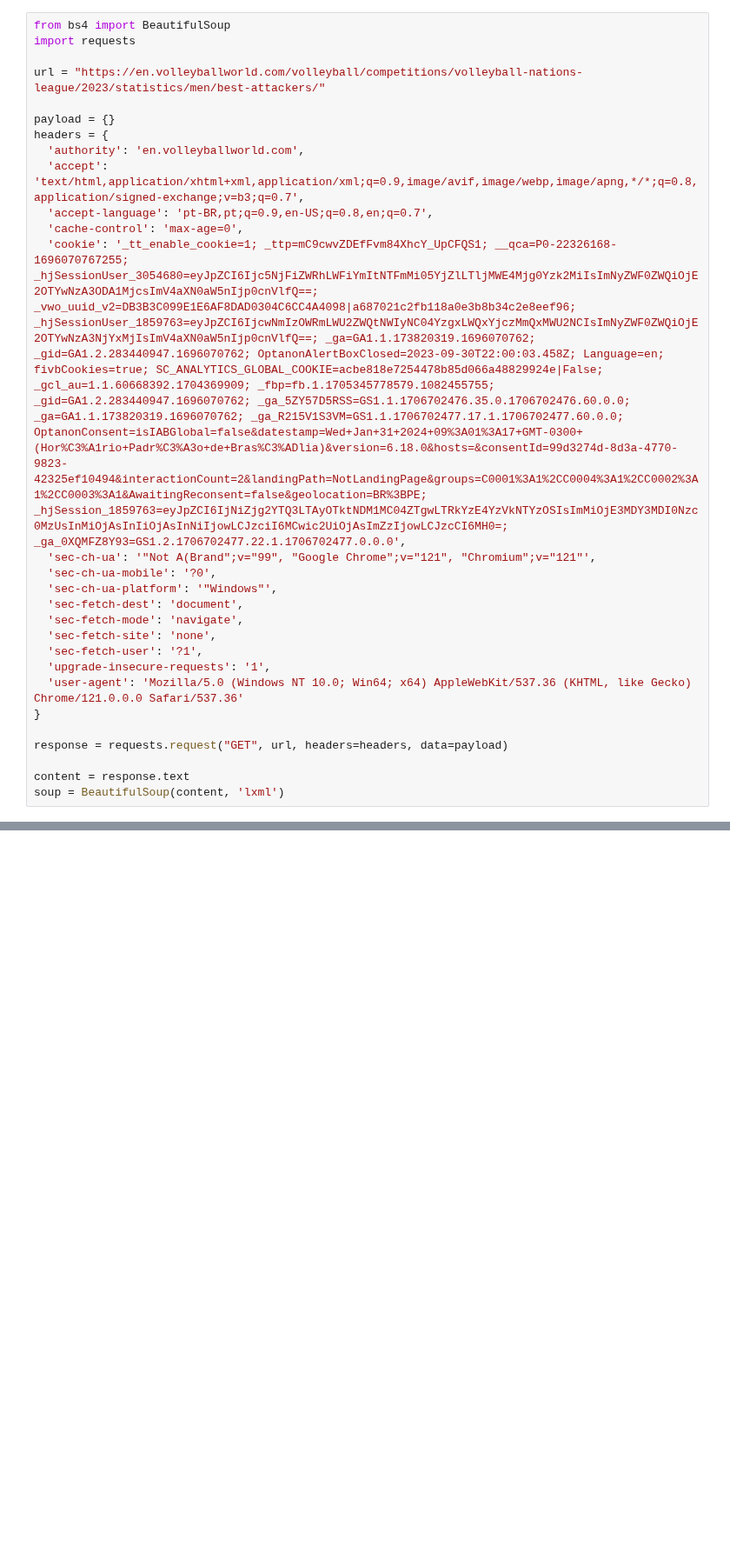
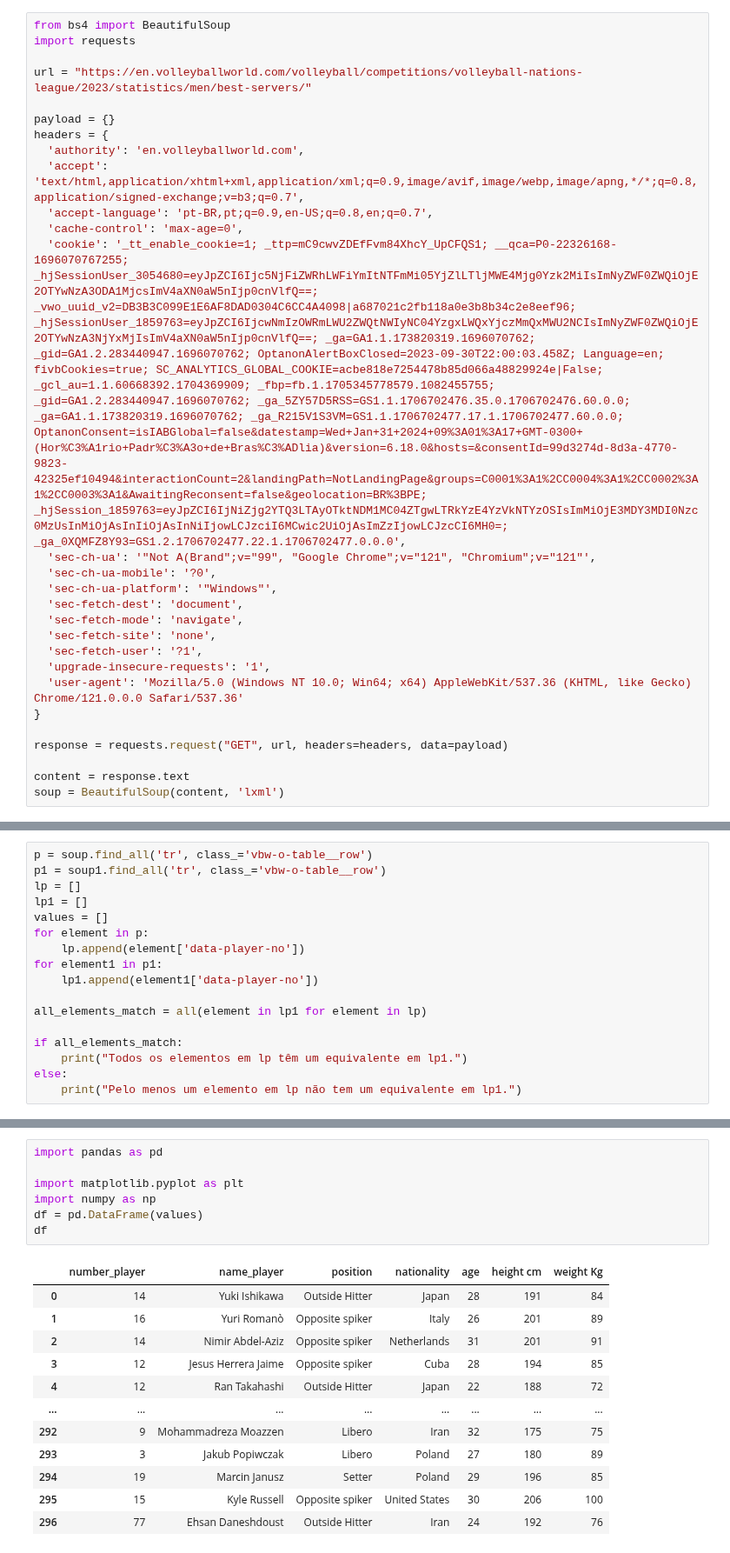
Before and after one commit to estevaocardoso/projetos-estevao, a Jupyter notebook: VOLLEYBALL/TESTE.ipynb, the cells around one changed output, grey strips where cells are left out. Shown at 87% size. Cells and saved outputs as stored; diff of their text form; blank space fills up the shorter version.

```diff
--- a/VOLLEYBALL/TESTE.ipynb
+++ b/VOLLEYBALL/TESTE.ipynb
@@ -2,7 +2,7 @@
 from bs4 import BeautifulSoup
 import requests
 
-url = "https://en.volleyballworld.com/volleyball/competitions/volleyball-nations-league/2023/statistics/men/best-attackers/"
+url = "https://en.volleyballworld.com/volleyball/competitions/volleyball-nations-league/2023/statistics/men/best-servers/"
 
 payload = {}
 headers = {
@@ -57,0 +64,17 @@ for element in p:
+# %%
+p = soup.find_all('tr', class_='vbw-o-table__row')
+p1 = soup1.find_all('tr', class_='vbw-o-table__row')
+lp = []
+lp1 = []
+values = []
+for element in p:
+    lp.append(element['data-player-no'])
+for element1 in p1:
+    lp1.append(element1['data-player-no'])
+
+all_elements_match = all(element in lp1 for element in lp)
+
+if all_elements_match:
+    print("Todos os elementos em lp têm um equivalente em lp1.")
+else:
+    print("Pelo menos um elemento em lp não tem um equivalente em lp1.")
@@ -57,0 +157,20 @@ for element in p:
+# %%
+import pandas as pd
+
+import matplotlib.pyplot as plt
+import numpy as np
+df = pd.DataFrame(values)
+df
+# %% [output]
+|  | number_player | name_player | position | nationality | age | height cm | weight Kg |
+| 0 | 14 | Yuki Ishikawa | Outside Hitter | Japan | 28 | 191 | 84 |
+| 1 | 16 | Yuri Romanò | Opposite spiker | Italy | 26 | 201 | 89 |
+| 2 | 14 | Nimir Abdel-Aziz | Opposite spiker | Netherlands | 31 | 201 | 91 |
+| 3 | 12 | Jesus Herrera Jaime | Opposite spiker | Cuba | 28 | 194 | 85 |
+| 4 | 12 | Ran Takahashi | Outside Hitter | Japan | 22 | 188 | 72 |
+| ... | ... | ... | ... | ... | ... | ... | ... |
+| 292 | 9 | Mohammadreza Moazzen | Libero | Iran | 32 | 175 | 75 |
+| 293 | 3 | Jakub Popiwczak | Libero | Poland | 27 | 180 | 89 |
+| 294 | 19 | Marcin Janusz | Setter | Poland | 29 | 196 | 85 |
+| 295 | 15 | Kyle Russell | Opposite spiker | United States | 30 | 206 | 100 |
+| 296 | 77 | Ehsan Daneshdoust | Outside Hitter | Iran | 24 | 192 | 76 |
```
Also changed, not shown: parts of 7 cells of this notebook.
